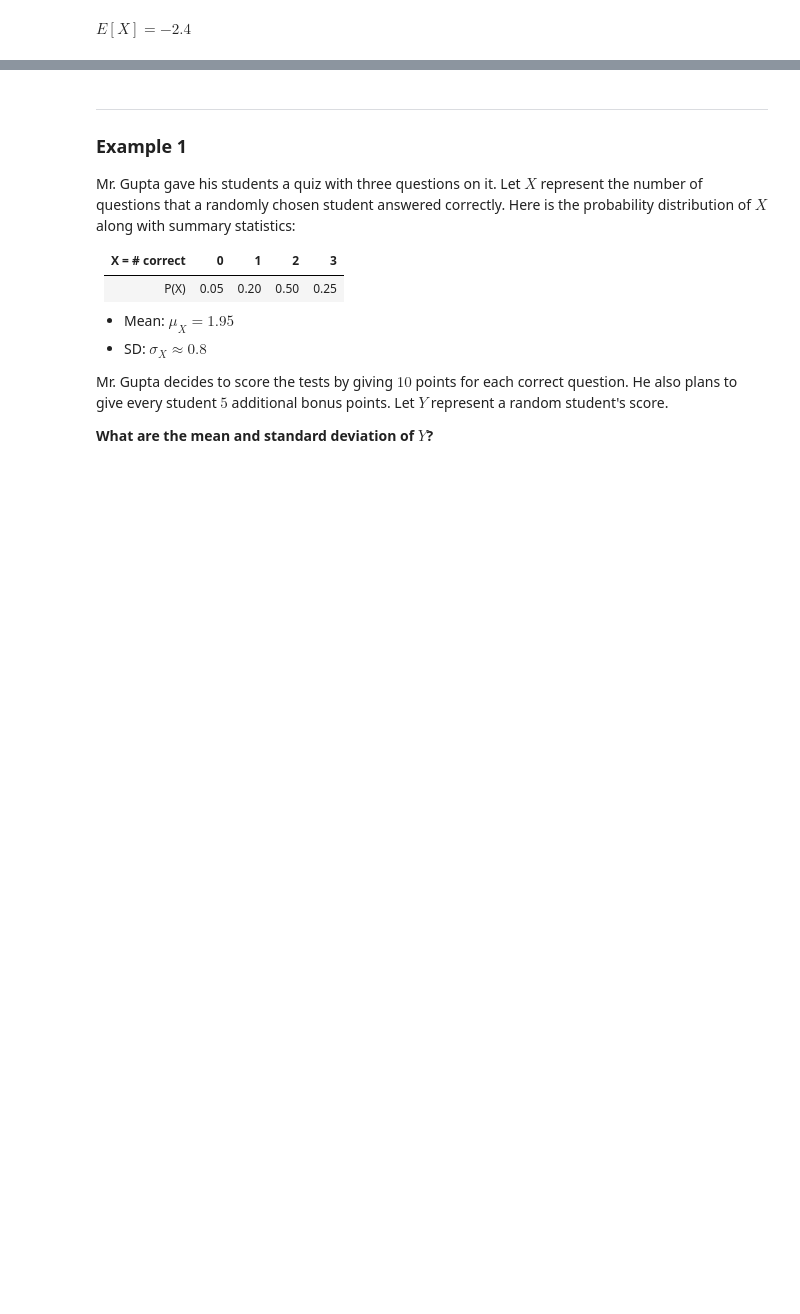
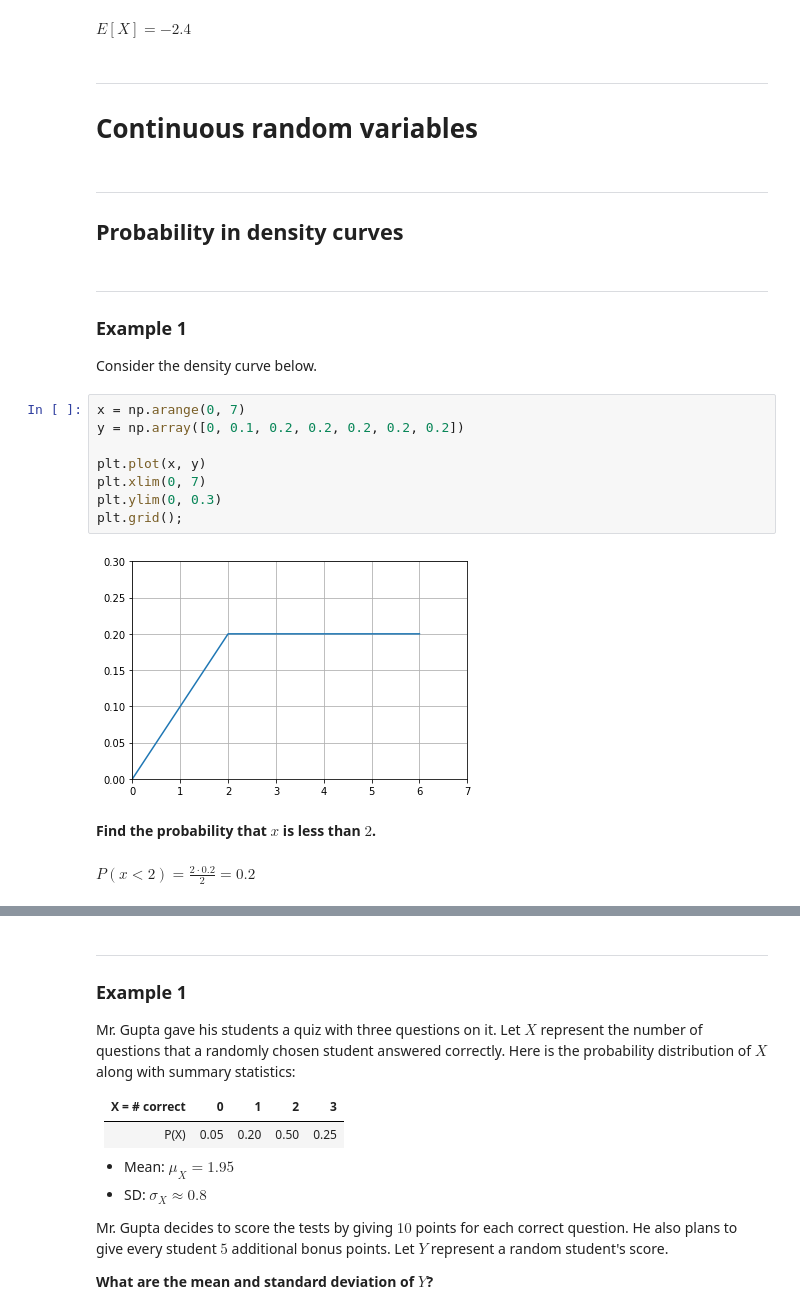
Before and after one commit to ZacksAmber/-probability-and-statistics, a Jupyter notebook: random_variables.ipynb, the cells around one changed output, grey strips where cells are left out. Saved outputs shown, nothing was run; the diff lists cells and outputs as text; blank space fills up the shorter version.

```diff
--- a/random_variables.ipynb
+++ b/random_variables.ipynb
@@ -428,3 +331,31 @@ E = round(E, 2)
 display(Latex(f"$E[X] = {E}$"))
 # %% [output]
 $E[X] = -2.4$
+# %% [markdown]
+---
+
+# Continuous random variables
+# %% [markdown]
+---
+
+## Probability in density curves
+# %% [markdown]
+---
+
+### Example 1
+
+Consider the density curve below.
+# %%
+x = np.arange(0, 7)
+y = np.array([0, 0.1, 0.2, 0.2, 0.2, 0.2, 0.2])
+
+plt.plot(x, y)
+plt.xlim(0, 7)
+plt.ylim(0, 0.3)
+plt.grid();
+# %% [output]
+[figure, added]
+# %% [markdown]
+**Find the probability that $x$ is less than $2$.**
+# %% [markdown]
+$\displaystyle P(x < 2) = \frac{2 \cdot 0.2}{2} = 0.2$
```
Also changed, not shown: parts of 141 cells of this notebook, 9 other files.
